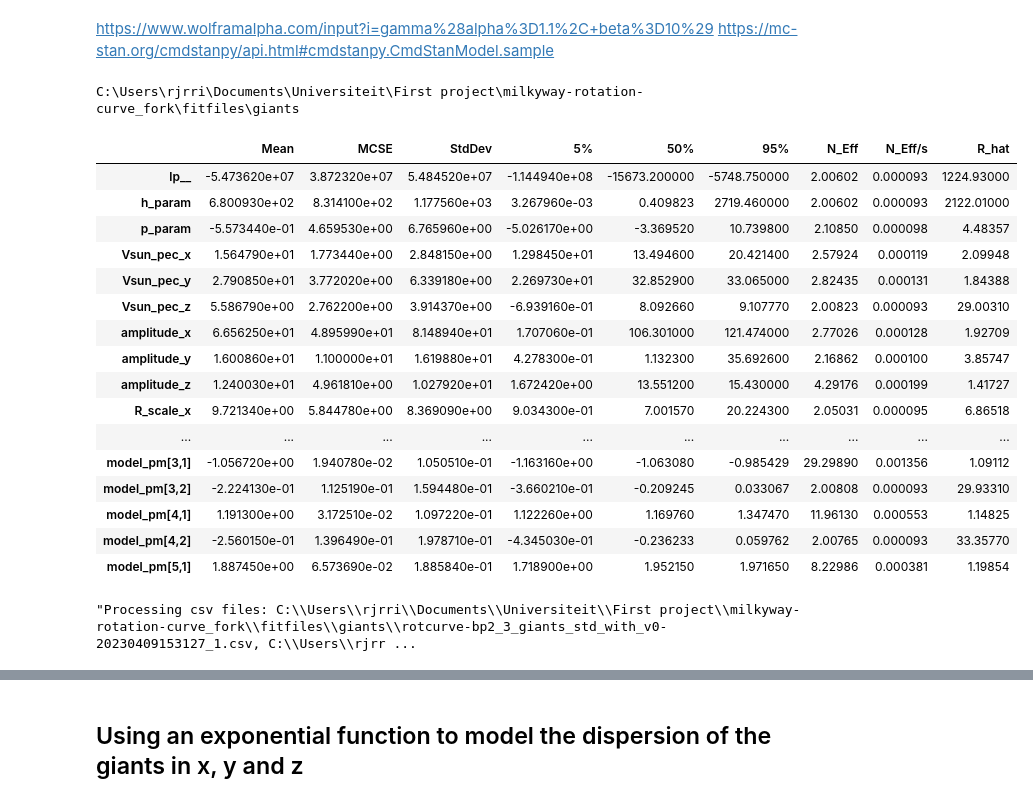
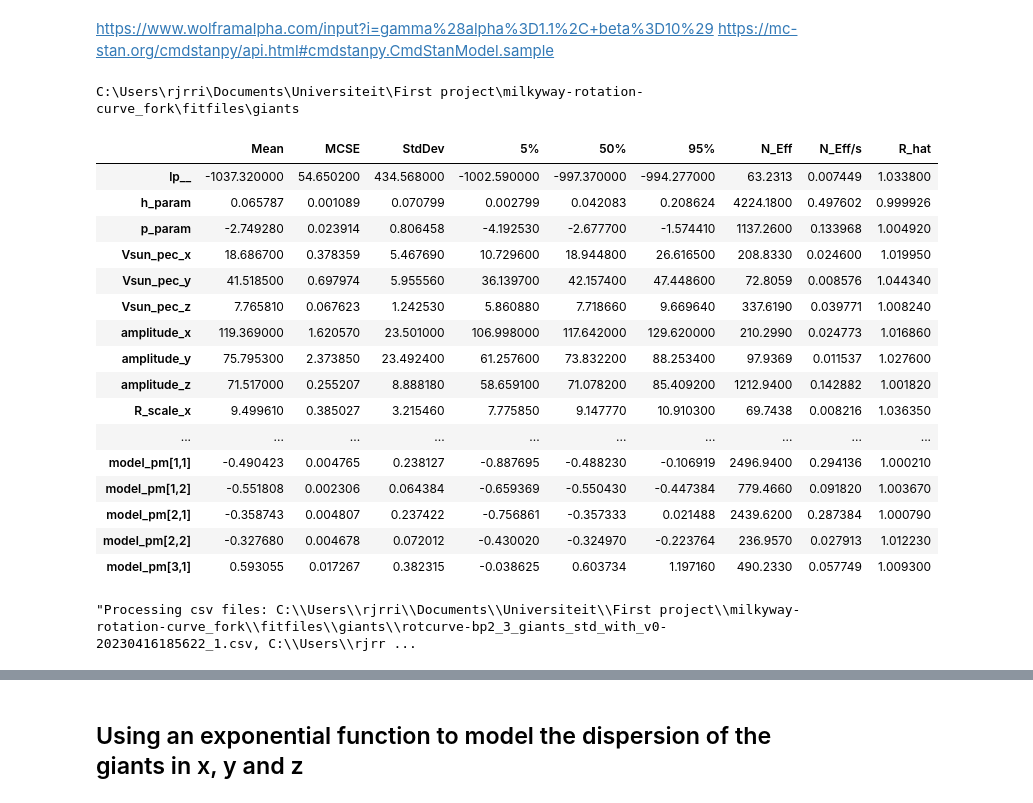
Before and after one commit to RRijnenberg/milkyway-rotation-curve_fork, a Jupyter notebook: OBA_ModelFitFile.ipynb, the cells around one changed output, grey strips where cells are left out. Cells and saved outputs as stored; diff of their text form; code cells hidden in the pictures.

```diff
--- a/OBA_ModelFitFile.ipynb
+++ b/OBA_ModelFitFile.ipynb
@@ -194,12 +194,34 @@ vdisp_function_bp2_3_model_nov0 = {'stanfile':'stanfiles/rotcurve-bp2_3_giants_s
 
 vdisp_function_bp2_3_model_with_v0 = {'stanfile':'stanfiles/rotcurve-bp2_3_giants_std_with_v0.stan',
                 'npars': 12,
-                'parnames':['h_param', 'p_param', 'Vsun_pec_x', 'Vsun_pec_y', 'Vsun_pec_z', 'amplitude_x', 'amplitude_y', 'amplitude_z', 'R_scale_x', 'R_scale_y', 'R_scale_z', 'v0'],
+                'parnames':['h_param', 'p_param', 'Vsun_pec_x', 'Vsun_pec_y', 'Vsun_pec_z', 'v0','amplitude_x', 'amplitude_y', 'amplitude_z', 'R_scale_x', 'R_scale_y', 'R_scale_z'],
                 'labels':[r'h', r'p', r'$V_{X,\odot}(\mathrm{pec})$', r'$V_{Y,\odot}(\mathrm{pec})$',
-                         r'$V_{Z,\odot}(\mathrm{pec})$', r'A_X', r'A_Y', r'A_Z', r'R_{scale, x}', r'R_{scale, y}', r'R_{scale, z}', r'V_0'],
-                'inits':{'h_param':3.0, 'p_param':-0.55, 'Vsun_pec_x':11.1, 'Vsun_pec_y':12.24, 'Vsun_pec_z':7.25, 'amplitude_x':80, 'amplitude_y':80, 'amplitude_z':80, 'R_scale_x':1, 'R_scale_y':1, 'R_scale_z':1, 'v0':234.0},
-                'best_params':{'h_param':np.nan, 'p_param':np.nan, 'Vsun_pec_x':np.nan, 'Vsun_pec_y':np.nan, 'Vsun_pec_z':np.nan, 'amplitude_x':np.nan, 'amplitude_y':np.nan, 'amplitude_z':np.nan, 'R_scale_x':np.nan, 'R_scale_y':np.nan, 'R_scale_z':np.nan, 'v0':np.nan}
+                         r'$V_{Z,\odot}(\mathrm{pec})$', r'V_0', r'A_X', r'A_Y', r'A_Z', r'R_{scale, x}', r'R_{scale, y}', r'R_{scale, z}'],
+                'inits':{'h_param':3.0, 'p_param':-0.55, 'Vsun_pec_x':11.1, 'Vsun_pec_y':12.24, 'Vsun_pec_z':7.25, 'v0':234.0, 'amplitude_x':80, 'amplitude_y':80, 'amplitude_z':80, 'R_scale_x':1, 'R_scale_y':1, 'R_scale_z':1},
+                'best_params':{'h_param':np.nan, 'p_param':np.nan, 'Vsun_pec_x':np.nan, 'Vsun_pec_y':np.nan, 'Vsun_pec_z':np.nan, 'v0':np.nan, 'amplitude_x':np.nan, 'amplitude_y':np.nan, 'amplitude_z':np.nan, 'R_scale_x':np.nan, 'R_scale_y':np.nan, 'R_scale_z':np.nan}
                 }
 
+
+vdisp_function_bp2_3_model_with_v0_no_vdisp = {'stanfile':'stanfiles/rotcurve-bp2_3_giants_std_with_v0_no_vdisp2.stan',
+                'npars': 6,
+                'parnames':['h_param', 'p_param', 'Vsun_pec_x', 'Vsun_pec_y', 'Vsun_pec_z', 'v0'],
+                'labels':[r'h', r'p', r'$V_{X,\odot}(\mathrm{pec})$', r'$V_{Y,\odot}(\mathrm{pec})$',
+                         r'$V_{Z,\odot}(\mathrm{pec})$', r'V_0'],
+                'inits':{'h_param':3.0, 'p_param':-0.55, 'Vsun_pec_x':11.1, 'Vsun_pec_y':12.24, 'Vsun_pec_z':7.25, 'v0':234.0},
+                'best_params':{'h_param':np.nan, 'p_param':np.nan, 'Vsun_pec_x':np.nan, 'Vsun_pec_y':np.nan, 'Vsun_pec_z':np.nan, 'v0':np.nan}
+                }
+
+vdisp_function_bp2_3_model_with_v0_classic_vdisp = {'stanfile':'stanfiles/rotcurve-bp2_3_giants_std_with_v0_classic_vdisp.stan',
+                'npars': 8,
+                'parnames':['h_param', 'p_param', 'Vsun_pec_x', 'Vsun_pec_y', 'Vsun_pec_z', 'v0', 'vdispxy', 'vdispz'],
+                'labels':[r'h', r'p', r'$V_{X,\odot}(\mathrm{pec})$', r'$V_{Y,\odot}(\mathrm{pec})$',
+                         r'$V_{Z,\odot}(\mathrm{pec})$', r'V_0', r'$\sigma_{v,xy}$', r'$\sigma_{v,z}$'],
+                'inits':{'h_param':3.0, 'p_param':-0.55, 'Vsun_pec_x':11.1, 'Vsun_pec_y':12.24, 'Vsun_pec_z':7.25, 'v0':234.0, 'vdispxy':10.0, 'vdispz':10.0},
+                'best_params':{'h_param':np.nan, 'p_param':np.nan, 'Vsun_pec_x':np.nan, 'Vsun_pec_y':np.nan, 'Vsun_pec_z':np.nan, 'v0':np.nan, 'vdispxy':np.nan, 'vdispz':np.nan}
+                }
+                # Deze is nu onlogisch: aanpassen. --> Alleen stanfile moet nog aangepast worden.
+#                 no_vdisp.stan is nu een nutteloos bestand (dat was de verkeerde weglating van vdisp)
+
+
 stan_model = vdisp_function_bp2_3_model_with_v0
 # %% [output]
@@ -217,7 +239,7 @@ nsampling = 1000 # Deze kan omhoog als hij nog niet convergeerd, maar dat wel ga
 nchains = 4
 
 fgkm_model = CmdStanModel(stan_file=fgkm_stan)
-fgkm_fit = fgkm_model.sample(show_console=False, chains=nchains, iter_warmup=nwarmup, iter_sampling=nsampling, thin=1, data=fgkm_data_path, save_warmup=False, show_progress='notebook', output_dir=fit_save_location)
+fgkm_fit = fgkm_model.sample(show_console=False, max_treedepth=20, chains=nchains, iter_warmup=nwarmup, iter_sampling=nsampling, thin=1, data=fgkm_data_path, save_warmup=False, show_progress='notebook', output_dir=fit_save_location)
 #fgkm_fit = fgkm_model.sample(chains=4, inits=stan_model['inits'], iter_warmup=500, iter_sampling=1000, thin=1,
 #                           data=fgkm_data_path, save_warmup=False, show_progress='notebook')
 
@@ -267,30 +286,30 @@ https://www.wolframalpha.com/input?i=gamma%28alpha%3D1.1%2C+beta%3D10%29
 https://mc-stan.org/cmdstanpy/api.html#cmdstanpy.CmdStanModel.sample
 # %%
 print(fit_save_location)
-fgkm_fit.summary()[0:stan_model['npars']+10]
+fgkm_fit.summary()[0:stan_model['npars']+6]
 # %% [output]
 C:\Users\rjrri\Documents\Universiteit\First project\milkyway-rotation-curve_fork\fitfiles\giants
 |  | Mean | MCSE | StdDev | 5% | 50% | 95% | N_Eff | N_Eff/s | R_hat |
-| lp__ | -5.473620e+07 | 3.872320e+07 | 5.484520e+07 | -1.144940e+08 | -15673.200000 | -5748.750000 | 2.00602 | 0.000093 | 1224.93000 |
-| h_param | 6.800930e+02 | 8.314100e+02 | 1.177560e+03 | 3.267960e-03 | 0.409823 | 2719.460000 | 2.00602 | 0.000093 | 2122.01000 |
-| p_param | -5.573440e-01 | 4.659530e+00 | 6.765960e+00 | -5.026170e+00 | -3.369520 | 10.739800 | 2.10850 | 0.000098 | 4.48357 |
-| Vsun_pec_x | 1.564790e+01 | 1.773440e+00 | 2.848150e+00 | 1.298450e+01 | 13.494600 | 20.421400 | 2.57924 | 0.000119 | 2.09948 |
-| Vsun_pec_y | 2.790850e+01 | 3.772020e+00 | 6.339180e+00 | 2.269730e+01 | 32.852900 | 33.065000 | 2.82435 | 0.000131 | 1.84388 |
-| Vsun_pec_z | 5.586790e+00 | 2.762200e+00 | 3.914370e+00 | -6.939160e-01 | 8.092660 | 9.107770 | 2.00823 | 0.000093 | 29.00310 |
-| amplitude_x | 6.656250e+01 | 4.895990e+01 | 8.148940e+01 | 1.707060e-01 | 106.301000 | 121.474000 | 2.77026 | 0.000128 | 1.92709 |
-| amplitude_y | 1.600860e+01 | 1.100000e+01 | 1.619880e+01 | 4.278300e-01 | 1.132300 | 35.692600 | 2.16862 | 0.000100 | 3.85747 |
-| amplitude_z | 1.240030e+01 | 4.961810e+00 | 1.027920e+01 | 1.672420e+00 | 13.551200 | 15.430000 | 4.29176 | 0.000199 | 1.41727 |
-| R_scale_x | 9.721340e+00 | 5.844780e+00 | 8.369090e+00 | 9.034300e-01 | 7.001570 | 20.224300 | 2.05031 | 0.000095 | 6.86518 |
+| lp__ | -1037.320000 | 54.650200 | 434.568000 | -1002.590000 | -997.370000 | -994.277000 | 63.2313 | 0.007449 | 1.033800 |
+| h_param | 0.065787 | 0.001089 | 0.070799 | 0.002799 | 0.042083 | 0.208624 | 4224.1800 | 0.497602 | 0.999926 |
+| p_param | -2.749280 | 0.023914 | 0.806458 | -4.192530 | -2.677700 | -1.574410 | 1137.2600 | 0.133968 | 1.004920 |
+| Vsun_pec_x | 18.686700 | 0.378359 | 5.467690 | 10.729600 | 18.944800 | 26.616500 | 208.8330 | 0.024600 | 1.019950 |
+| Vsun_pec_y | 41.518500 | 0.697974 | 5.955560 | 36.139700 | 42.157400 | 47.448600 | 72.8059 | 0.008576 | 1.044340 |
+| Vsun_pec_z | 7.765810 | 0.067623 | 1.242530 | 5.860880 | 7.718660 | 9.669640 | 337.6190 | 0.039771 | 1.008240 |
+| amplitude_x | 119.369000 | 1.620570 | 23.501000 | 106.998000 | 117.642000 | 129.620000 | 210.2990 | 0.024773 | 1.016860 |
+| amplitude_y | 75.795300 | 2.373850 | 23.492400 | 61.257600 | 73.832200 | 88.253400 | 97.9369 | 0.011537 | 1.027600 |
+| amplitude_z | 71.517000 | 0.255207 | 8.888180 | 58.659100 | 71.078200 | 85.409200 | 1212.9400 | 0.142882 | 1.001820 |
+| R_scale_x | 9.499610 | 0.385027 | 3.215460 | 7.775850 | 9.147770 | 10.910300 | 69.7438 | 0.008216 | 1.036350 |
 | ... | ... | ... | ... | ... | ... | ... | ... | ... | ... |
-| model_pm[3,1] | -1.056720e+00 | 1.940780e-02 | 1.050510e-01 | -1.163160e+00 | -1.063080 | -0.985429 | 29.29890 | 0.001356 | 1.09112 |
-| model_pm[3,2] | -2.224130e-01 | 1.125190e-01 | 1.594480e-01 | -3.660210e-01 | -0.209245 | 0.033067 | 2.00808 | 0.000093 | 29.93310 |
-| model_pm[4,1] | 1.191300e+00 | 3.172510e-02 | 1.097220e-01 | 1.122260e+00 | 1.169760 | 1.347470 | 11.96130 | 0.000553 | 1.14825 |
-| model_pm[4,2] | -2.560150e-01 | 1.396490e-01 | 1.978710e-01 | -4.345030e-01 | -0.236233 | 0.059762 | 2.00765 | 0.000093 | 33.35770 |
-| model_pm[5,1] | 1.887450e+00 | 6.573690e-02 | 1.885840e-01 | 1.718900e+00 | 1.952150 | 1.971650 | 8.22986 | 0.000381 | 1.19854 |
+| model_pm[1,1] | -0.490423 | 0.004765 | 0.238127 | -0.887695 | -0.488230 | -0.106919 | 2496.9400 | 0.294136 | 1.000210 |
+| model_pm[1,2] | -0.551808 | 0.002306 | 0.064384 | -0.659369 | -0.550430 | -0.447384 | 779.4660 | 0.091820 | 1.003670 |
+| model_pm[2,1] | -0.358743 | 0.004807 | 0.237422 | -0.756861 | -0.357333 | 0.021488 | 2439.6200 | 0.287384 | 1.000790 |
+| model_pm[2,2] | -0.327680 | 0.004678 | 0.072012 | -0.430020 | -0.324970 | -0.223764 | 236.9570 | 0.027913 | 1.012230 |
+| model_pm[3,1] | 0.593055 | 0.017267 | 0.382315 | -0.038625 | 0.603734 | 1.197160 | 490.2330 | 0.057749 | 1.009300 |
 # %%
 fgkm_fit.diagnose()
 # %% [output]
-"Processing csv files: C:\\Users\\rjrri\\Documents\\Universiteit\\First project\\milkyway-rotation-curve_fork\\fitfiles\\giants\\rotcurve-bp2_3_giants_std_with_v0-20230409153127_1.csv, C:\\Users\\rjrr ...
+"Processing csv files: C:\\Users\\rjrri\\Documents\\Universiteit\\First project\\milkyway-rotation-curve_fork\\fitfiles\\giants\\rotcurve-bp2_3_giants_std_with_v0-20230416185622_1.csv, C:\\Users\\rjrr ...
 # %%
 print(stan_model['parnames'])
 for par in stan_model['parnames']:
```
Also changed, not shown: parts of 10 cells of this notebook, 8 other files.
